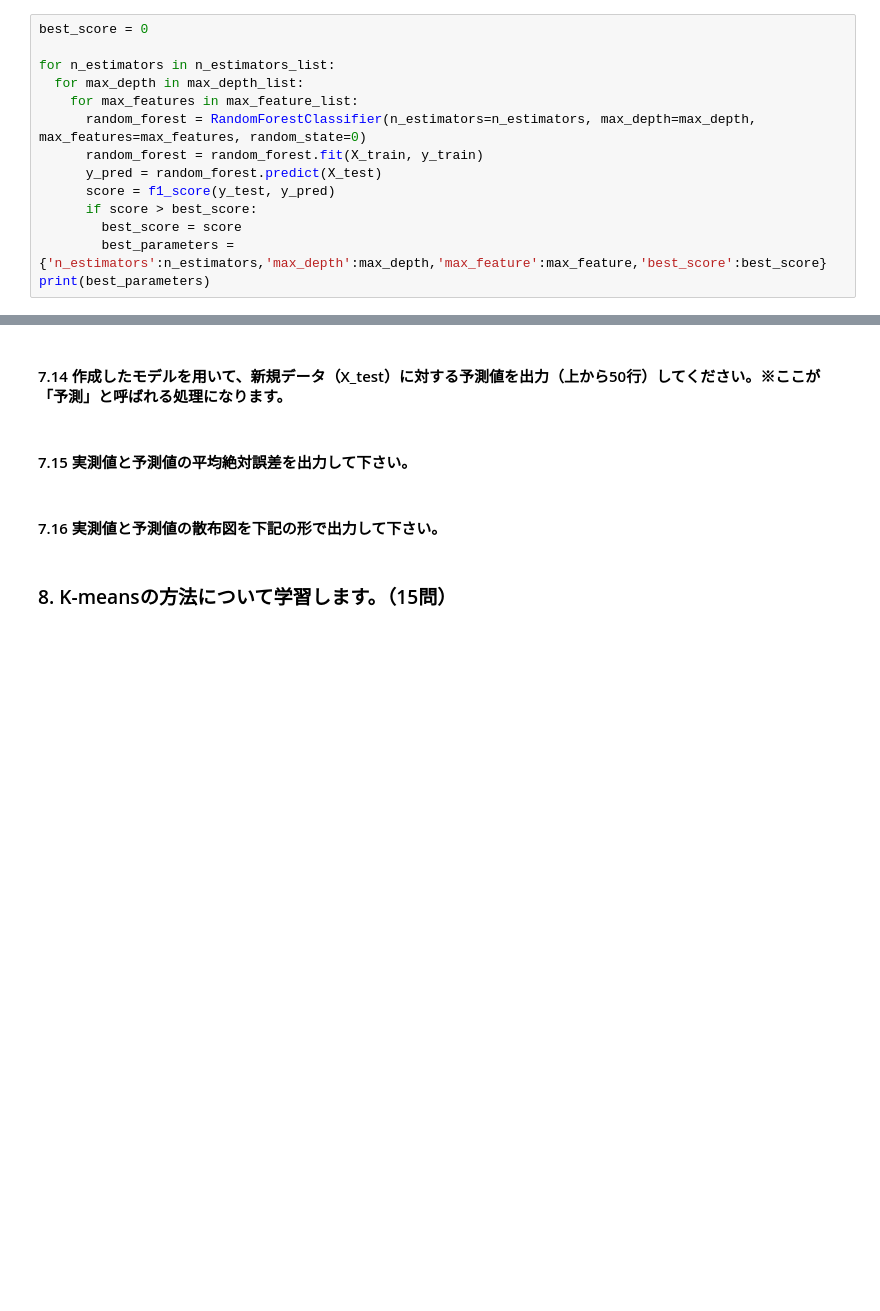
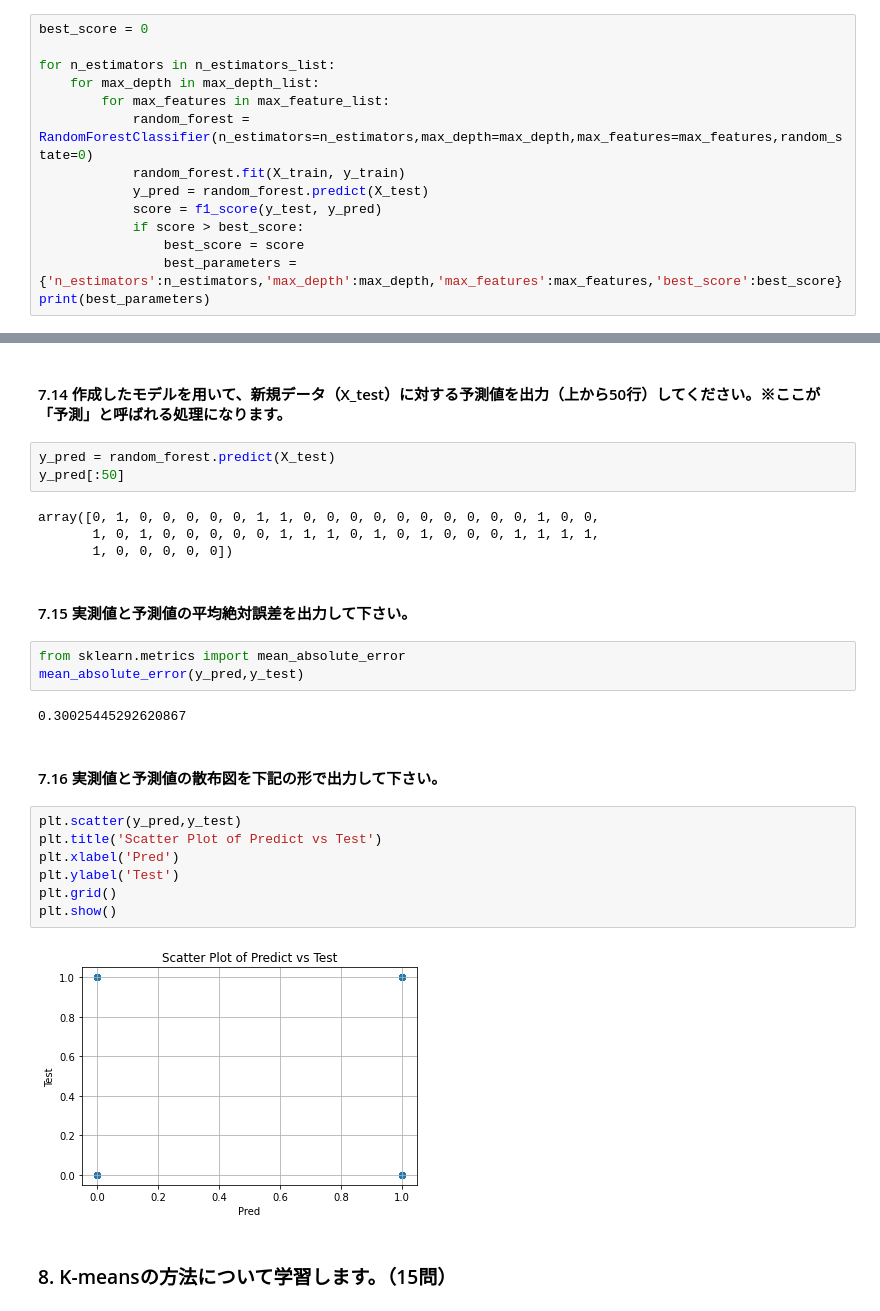
Before and after one commit to narukawamasa/python_smple, a Jupyter notebook: machine_learning_editor.ipynb, the cells around one changed output, grey strips where cells are left out. Cells and saved outputs as stored; diff of their text form; blank space fills up the shorter version.

```diff
--- a/machine_learning_editor.ipynb
+++ b/machine_learning_editor.ipynb
@@ -847,14 +849,14 @@ print(max_feature_list)
 best_score = 0
 
 for n_estimators in n_estimators_list:
-  for max_depth in max_depth_list:
-    for max_features in max_feature_list:
-      random_forest = RandomForestClassifier(n_estimators=n_estimators, max_depth=max_depth, max_features=max_features, random_state=0)
-      random_forest = random_forest.fit(X_train, y_train)
-      y_pred = random_forest.predict(X_test)
-      score = f1_score(y_test, y_pred)
-      if score > best_score:
-        best_score = score
-        best_parameters = {'n_estimators':n_estimators,'max_depth':max_depth,'max_feature':max_feature,'best_score':best_score}
+    for max_depth in max_depth_list:
+        for max_features in max_feature_list:
+            random_forest =  RandomForestClassifier(n_estimators=n_estimators,max_depth=max_depth,max_features=max_features,random_state=0)
+            random_forest.fit(X_train, y_train)
+            y_pred = random_forest.predict(X_test)
+            score = f1_score(y_test, y_pred)
+            if score > best_score:
+                best_score = score
+                best_parameters = {'n_estimators':n_estimators,'max_depth':max_depth,'max_features':max_features,'best_score':best_score}
 print(best_parameters)
 # %% [output]
@@ -914,9 +904,30 @@ RandomForestClassifier(random_state=0)
 # %% [markdown]
 #### 7.14 作成したモデルを用いて、新規データ（X_test）に対する予測値を出力（上から50行）してください。※ここが「予測」と呼ばれる処理になります。
+# %%
+y_pred = random_forest.predict(X_test)
+y_pred[:50]
+# %% [output]
+array([0, 1, 0, 0, 0, 0, 0, 1, 1, 0, 0, 0, 0, 0, 0, 0, 0, 0, 0, 1, 0, 0,
+       1, 0, 1, 0, 0, 0, 0, 0, 1, 1, 1, 0, 1, 0, 1, 0, 0, 0, 1, 1, 1, 1,
+       1, 0, 0, 0, 0, 0])
 # %% [markdown]
 #### 7.15 実測値と予測値の平均絶対誤差を出力して下さい。
+# %%
+from sklearn.metrics import mean_absolute_error
+mean_absolute_error(y_pred,y_test)
+# %% [output]
+0.30025445292620867
 # %% [markdown]
 #### 7.16 実測値と予測値の散布図を下記の形で出力して下さい。
+# %%
+plt.scatter(y_pred,y_test)
+plt.title('Scatter Plot of Predict vs Test')
+plt.xlabel('Pred')
+plt.ylabel('Test')
+plt.grid()
+plt.show()
+# %% [output]
+[figure, added]
 # %% [markdown]
 ### 8. K-meansの方法について学習します。（15問）
 # %% [markdown]
```
Also changed, not shown: parts of 13 cells of this notebook.
